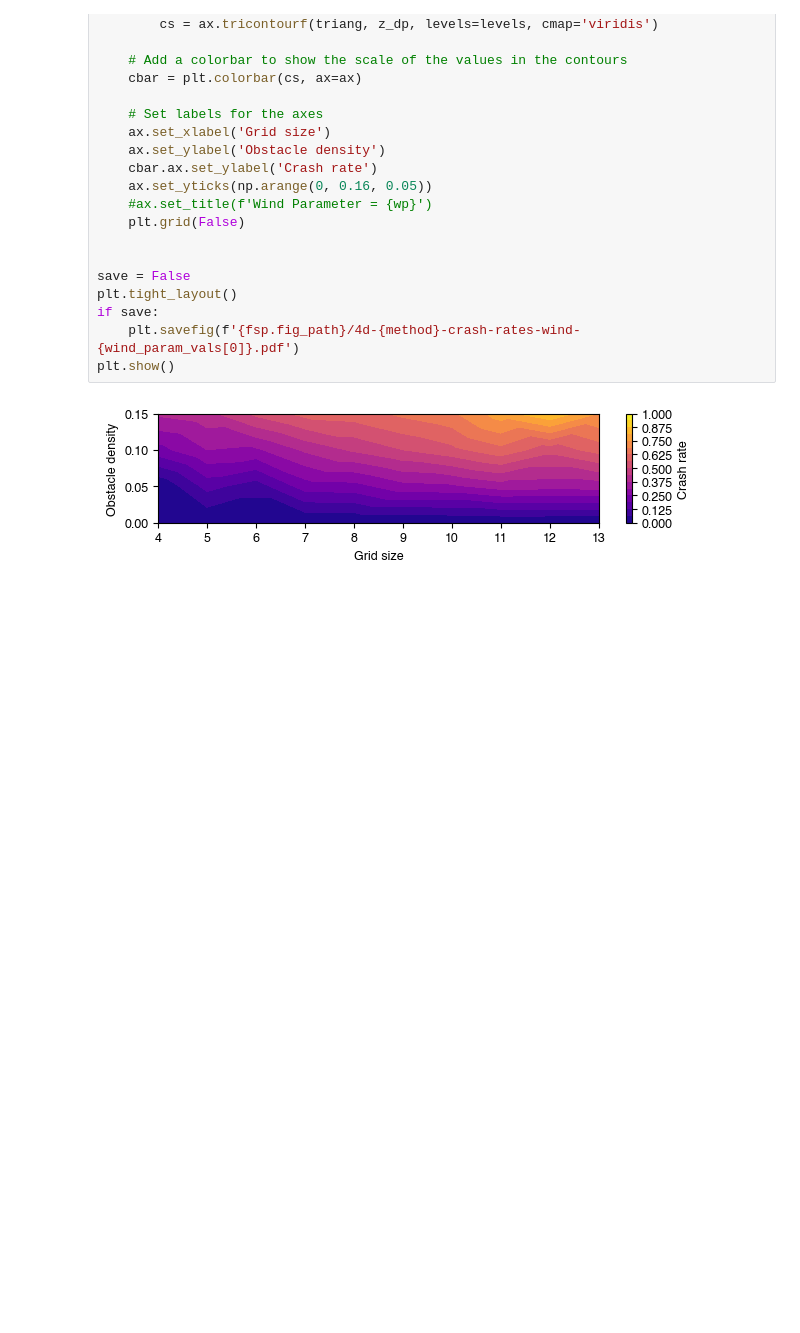
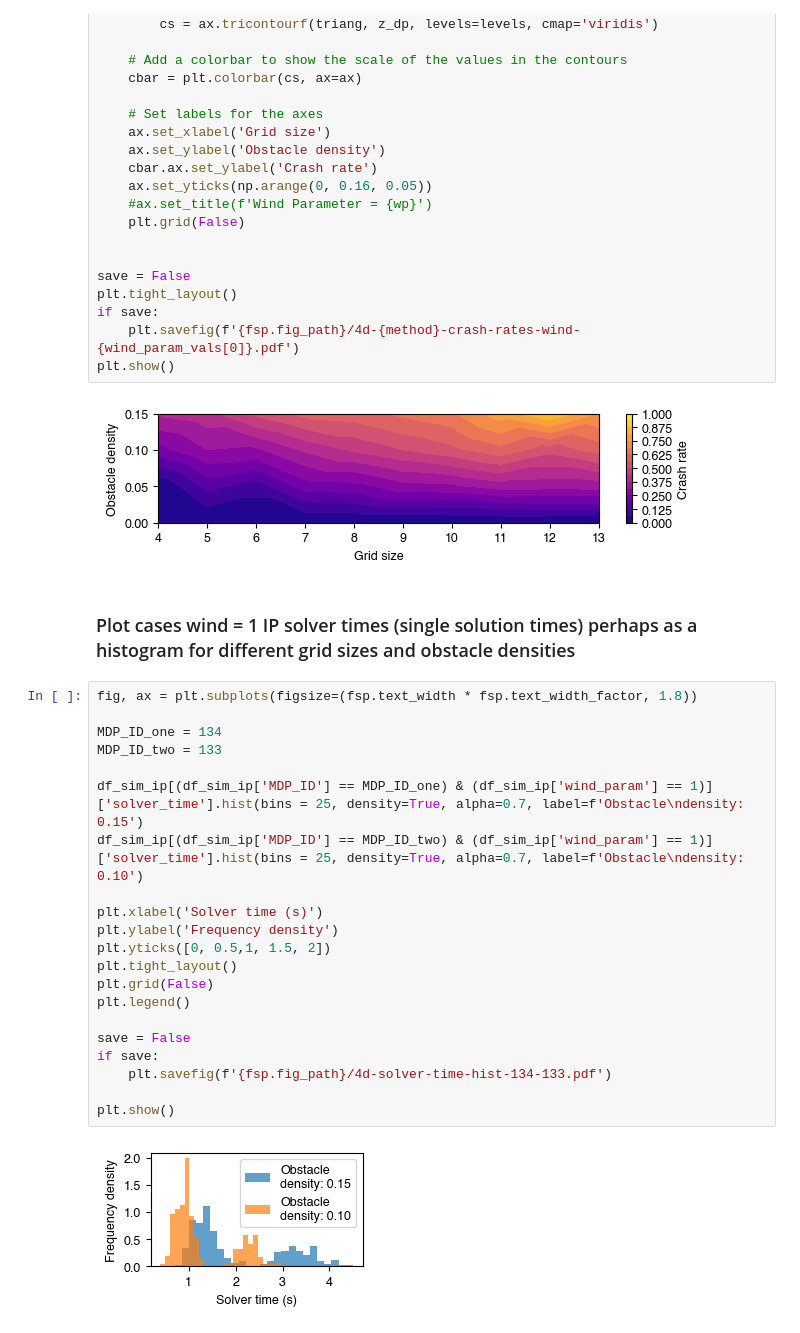
Before and after one commit to berkpereira/gridworld-numpy, a Jupyter notebook: eda_4d.ipynb, the cells around one changed output. Cells and saved outputs as stored; diff of their text form; blank space fills up the shorter version.

Commit message:
plotting changes

```diff
--- a/eda_4d.ipynb
+++ b/eda_4d.ipynb
@@ -293,3 +292,28 @@ if save:
 plt.show()
 # %% [output]
 [figure]
+# %% [markdown]
+### Plot cases wind = 1 IP solver times (single solution times) perhaps as a histogram for different grid sizes and obstacle densities
+# %%
+fig, ax = plt.subplots(figsize=(fsp.text_width * fsp.text_width_factor, 1.8))
+
+MDP_ID_one = 134
+MDP_ID_two = 133
+
+df_sim_ip[(df_sim_ip['MDP_ID'] == MDP_ID_one) & (df_sim_ip['wind_param'] == 1)]['solver_time'].hist(bins = 25, density=True, alpha=0.7, label=f'Obstacle\ndensity: 0.15')
+df_sim_ip[(df_sim_ip['MDP_ID'] == MDP_ID_two) & (df_sim_ip['wind_param'] == 1)]['solver_time'].hist(bins = 25, density=True, alpha=0.7, label=f'Obstacle\ndensity: 0.10')
+
+plt.xlabel('Solver time (s)')
+plt.ylabel('Frequency density')
+plt.yticks([0, 0.5,1, 1.5, 2])
+plt.tight_layout()
+plt.grid(False)
+plt.legend()
+
+save = False
+if save:
+    plt.savefig(f'{fsp.fig_path}/4d-solver-time-hist-134-133.pdf')
+
+plt.show()
+# %% [output]
+[figure, added]
```
Also changed, not shown: parts of 6 cells of this notebook.
